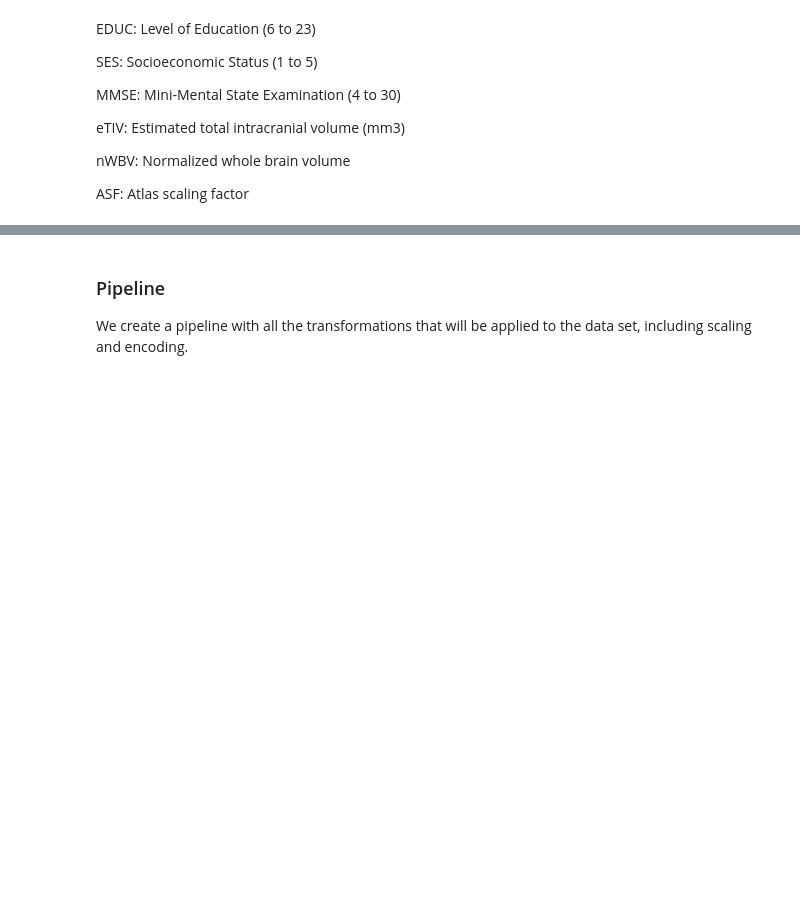
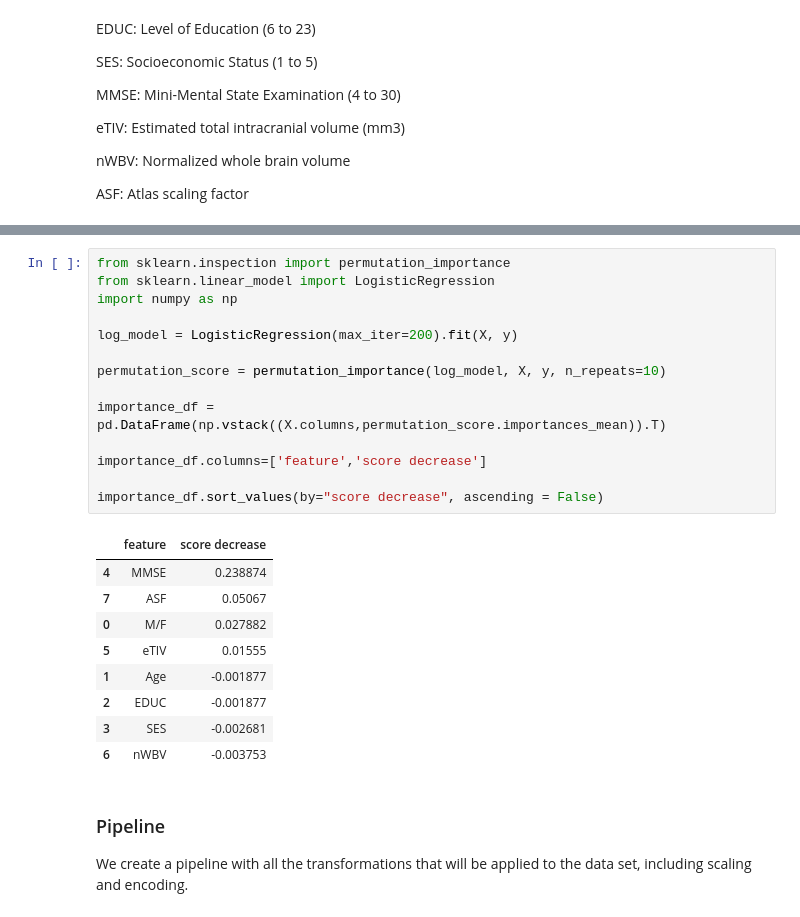
Before and after one commit to mkvph0ch/memobrain, a Jupyter notebook: notebooks/OAS2_prep.ipynb, the cells around one changed output, grey strips where cells are left out. Drawn from its saved outputs; the diff is of its cells as text; blank space fills up the shorter version.

```diff
--- a/notebooks/OAS2_prep.ipynb
+++ b/notebooks/OAS2_prep.ipynb
@@ -94,3 +103,27 @@ ASF: Atlas scaling factor
+# %%
+from sklearn.inspection import permutation_importance
+from sklearn.linear_model import LogisticRegression
+import numpy as np
+
+log_model = LogisticRegression(max_iter=200).fit(X, y)
+
+permutation_score = permutation_importance(log_model, X, y, n_repeats=10)
+
+importance_df = pd.DataFrame(np.vstack((X.columns,permutation_score.importances_mean)).T)
+
+importance_df.columns=['feature','score decrease']
+
+importance_df.sort_values(by="score decrease", ascending = False)
+# %% [output]
+|  | feature | score decrease |
+| 4 | MMSE | 0.238874 |
+| 7 | ASF | 0.05067 |
+| 0 | M/F | 0.027882 |
+| 5 | eTIV | 0.01555 |
+| 1 | Age | -0.001877 |
+| 2 | EDUC | -0.001877 |
+| 3 | SES | -0.002681 |
+| 6 | nWBV | -0.003753 |
 # %% [markdown]
 ### Pipeline
 We create a pipeline with all the transformations that will be applied to the data set, including scaling and encoding.
```
Also changed, not shown: parts of 59 cells of this notebook.
